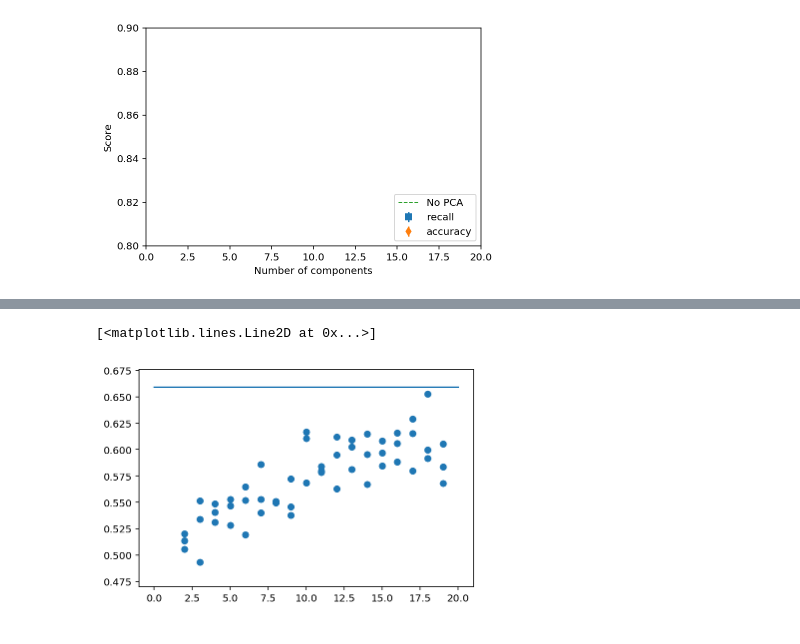
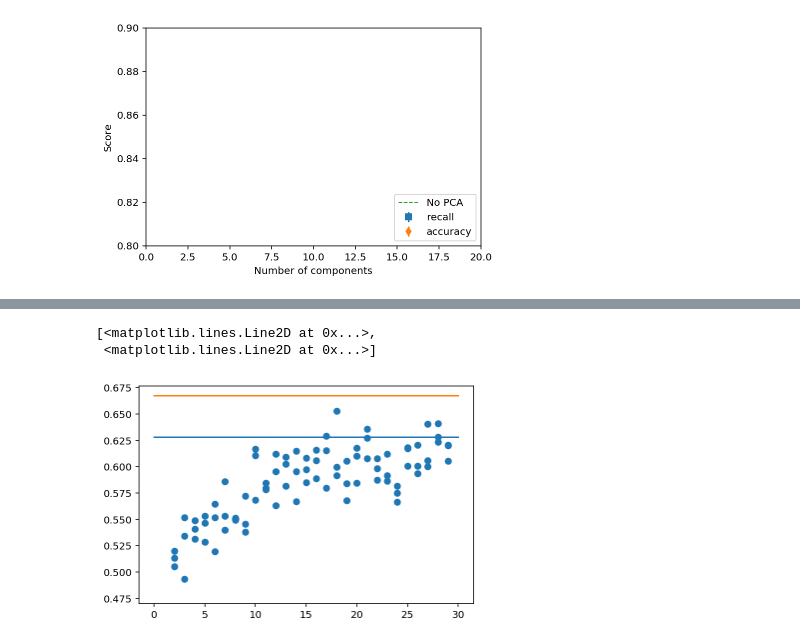
Before and after one commit to AndreaAmico/kaggle, a Jupyter notebook: aptos/notebooks/baseline.ipynb, the cells around one changed output, grey strips where cells are left out. Cells and saved outputs as stored; diff of their text form; code cells hidden in the pictures.

```diff
--- a/aptos/notebooks/baseline.ipynb
+++ b/aptos/notebooks/baseline.ipynb
@@ -12,8 +12,8 @@ from tqdm import tqdm
 %autoreload 2
 # %%
 def color(index, alpha=1):
-    color_list = ['#5374a2', '#a0a0a0', '#0c6374', '#c07a1b']
-    return color_list[index % len(color_list)] + hex(int(255*alpha))[2:]
+    color_list = ['#0c6575', '#bbcbcb', '#23a98c', '#fc7a70', '#a07060', '#003847', '#FFF7D6', '#5CA4B5', '#eeeeee']
+    return color_list[index % len(color_list)] + hex(int(255 * alpha))[2:]
 
 def progress_bar(current_value, max_value, size=50):
     prog = (current_value+1)/max_value
@@ -70,0 +59,24 @@ Text(0, 0.5, 'Score')
+# %%
+with open(f'{ROOT_PATH}/score_pca_components.pkl', 'rb') as f:
+    pca_xgboost_scores = pickle.load(f)
+with open(f'{ROOT_PATH}/score_xgboost.pkl', 'rb') as f:
+    xgboost_scores = pickle.load(f)
+
+df_score = pd.DataFrame(pca_xgboost_scores, index=None, columns=['pca_components', 'score'])
+scores_mean = df_score.groupby('pca_components').mean()
+scores_std = df_score.groupby('pca_components').std()
+pca_components = scores_std.index.values
+
+fig = plt.figure(figsize=(6, 4))
+plt.errorbar(pca_components, scores_mean.values, scores_std.values, fmt='o', color=color(0))
+plt.xlabel('Number of PCA components')
+plt.ylabel('Quadratic Kappa score')
+
+no_pca_mean = np.mean(xgboost_scores)
+no_pca_std = np.std(xgboost_scores)
+plt.fill_between([min(pca_components),max(pca_components)], no_pca_mean-no_pca_std, no_pca_mean+no_pca_std, color=color(1, alpha=0.3))
+plt.plot([min(pca_components),max(pca_components)], [no_pca_mean,no_pca_mean], color=color(2))
+plt.text(max(pca_components), no_pca_mean, 'XGBoost score on all components',
+         color=color(2), horizontalalignment='right', verticalalignment='bottom')
+plt.tight_layout()
+fig.savefig(f'{ROOT_PATH}/plots/pca_xgboost.png', bbox_inches='tight', dpi=300)
@@ -312,2 +325,5 @@ Quadratic Kappa: 0.660
 # %%
-# no_pca = run_test(2, X_train, y_train, X_test, y_test, enable_pca=False)
+for i in range(4):
+    no_pca = run_test(2, X_train, y_train, X_test, y_test, enable_pca=False)
+    qks.append(no_pca[1])
+    print(i)
@@ -314,5 +335,5 @@ Quadratic Kappa: 0.660
 # %%
-for i in tqdm(np.arange(2, 20)):
+for i in tqdm(np.arange(30, 50)):
     for index in range(3):
         res.append(run_test(i, X_train, y_train, X_test, y_test))
 # %%
@@ -345,9 +384,10 @@ for i in tqdm(np.arange(2, 20)):
 # %%
 plt.scatter(*zip(*res))
-plt.plot([0,20], [qk,qk])
+plt.plot([0,30], [qks,qks])
 # %% [output]
-[<matplotlib.lines.Line2D at 0x...>]
+[<matplotlib.lines.Line2D at 0x...>,
+ <matplotlib.lines.Line2D at 0x...>]
-[figure, old version]
+[figure, new version]
 # %%
 # import pickle
 # with open(f'{ROOT_PATH}/score_pca_components.pkl', 'wb') as f:
```
Also changed, not shown: parts of 11 cells of this notebook, 2 other files.
